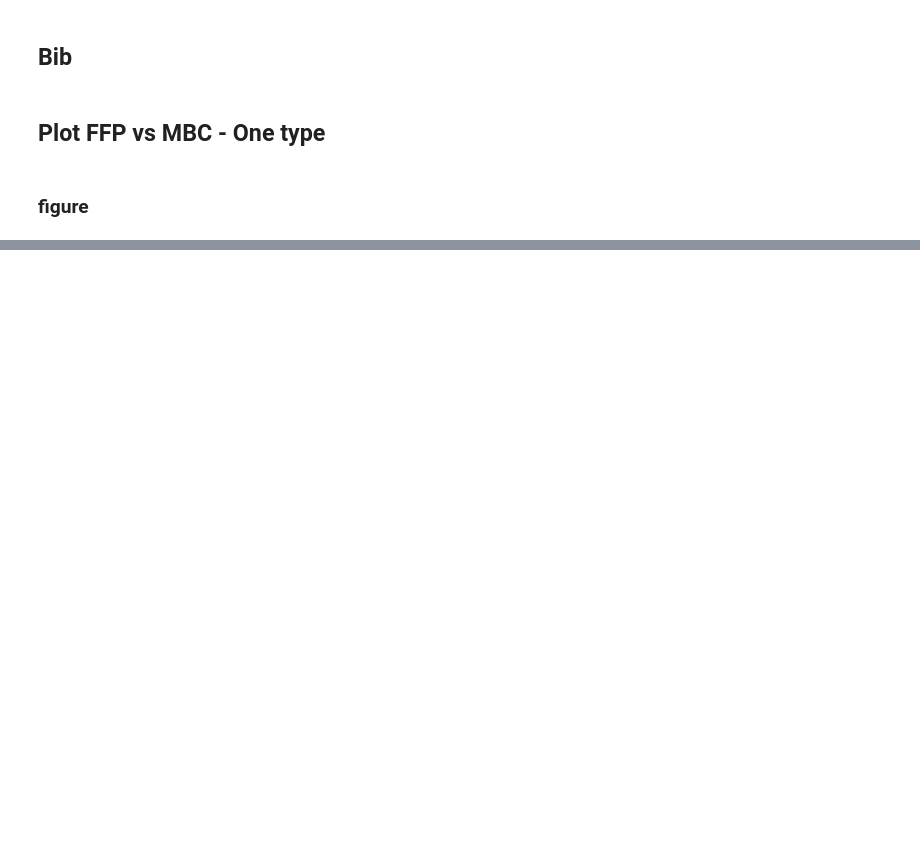
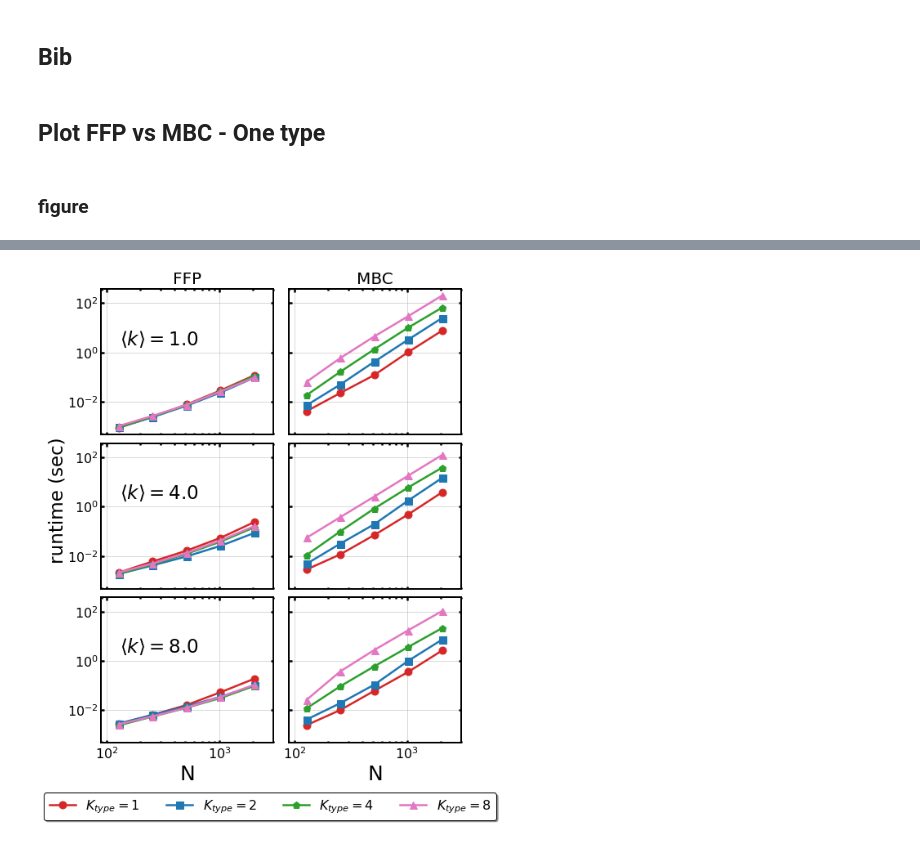
Before and after one commit to higorsmonteiro/fast_fibrationp, a Jupyter notebook: scripts/plots.ipynb, the cells around one changed output, grey strips where cells are left out. Drawn from its saved outputs; the diff is of its cells as text; code cells hidden in the pictures; blank space fills up the shorter version.

```diff
--- a/scripts/plots.ipynb
+++ b/scripts/plots.ipynb
@@ -72,0 +78,13 @@ fig.savefig("ffp_mbc_onetype_gridon.pdf", bbox_inches="tight")
+# %%
+fig1f = os.path.join("runtime", "fig1")
+fig2f = os.path.join("runtime", "fig2")
+names_ffp = ['N', 'time_1', 'space_1', 'time_2', 'space_2',
+            'time_4', 'space_4', 'time_8', 'space_8']
+mbc_file1 = pd.read_csv(os.path.join(fig2f, "mbc_1.txt"), delimiter="\t", names=names_ffp[:])
+mbc_file2 = pd.read_csv(os.path.join(fig2f, "mbc_2.txt"), delimiter="\t", names=names_ffp[:])
+mbc_file4 = pd.read_csv(os.path.join(fig2f, "mbc_4.txt"), delimiter="\t", names=names_ffp[:])
+mbc_file8 = pd.read_csv(os.path.join(fig2f, "mbc_8.txt"), delimiter="\t", names=names_ffp[:])
+ffp_file1 = pd.read_csv(os.path.join(fig2f, "ffp_1.txt"), delimiter="\t", names=names_ffp[:])
+ffp_file2 = pd.read_csv(os.path.join(fig2f, "ffp_2.txt"), delimiter="\t", names=names_ffp[:])
+ffp_file4 = pd.read_csv(os.path.join(fig2f, "ffp_4.txt"), delimiter="\t", names=names_ffp[:])
+ffp_file8 = pd.read_csv(os.path.join(fig2f, "ffp_8.txt"), delimiter="\t", names=names_ffp[:])
@@ -72,0 +132,72 @@ fig.savefig("ffp_mbc_onetype_gridon.pdf", bbox_inches="tight")
+# %%
+fig, ax = plt.subplots(3,2, figsize=(7,9), sharex=True, sharey=True)
+
+ax[0,0].plot(N_arr[:-2], ffp_k1_t1[:], marker="o", ms=9, lw=2.5, color="tab:red")
+ax[0,0].plot(N_arr[:-2], ffp_k1_t2[:], marker="s", ms=9, lw=2.5, color="tab:blue")
+ax[0,0].plot(N_arr[:-2], ffp_k1_t4[:], marker="p", ms=9, lw=2.5, color="tab:green")
+ax[0,0].plot(N_arr[:-2], ffp_k1_t8[:], marker="^", ms=9, lw=2.5, color="tab:pink")
+# -- mbc
+ax[0,1].plot(N_arr[:-2], mbc_k1_t1[:], marker="o", ms=9, lw=2.5, color="tab:red")
+ax[0,1].plot(N_arr[:-2], mbc_k1_t2[:], marker="s", ms=9, lw=2.5, color="tab:blue")
+ax[0,1].plot(N_arr[:-2], mbc_k1_t4[:], marker="p", ms=9, lw=2.5, color="tab:green")
+ax[0,1].plot(N_arr[:-2], mbc_k1_t8[:], marker="^", ms=9, lw=2.5, color="tab:pink")
+
+# ax[1,0].plot(N_arr[:-2], ffp_k2_t1[:], marker="o", ms=9, lw=2.5, color="tab:red")
+# # ax[1,0].plot(N_arr[1:-1], ffp_k2_t2[:-1], marker="s", ms=9, lw=2.5, color="tab:blue")
+# # ax[1,0].plot(N_arr[1:-1], ffp_k2_t4[:-1], marker="p", ms=9, lw=2.5, color="tab:green")
+# # ax[1,0].plot(N_arr[1:-1], ffp_k2_t8[:-1], marker="^", ms=9, lw=2.5, color="tab:pink")
+# # -- mbc
+# ax[1,1].plot(N_arr[:-2], mbc_k2_t1[:], marker="o", ms=9, lw=2.5, color="tab:red")
+# ax[1,1].plot(N_arr[:-2], mbc_k2_t2[:], marker="s", ms=9, lw=2.5, color="tab:blue")
+# ax[1,1].plot(N_arr[:-2], mbc_k2_t4[:], marker="p", ms=9, lw=2.5, color="tab:green")
+# ax[1,1].plot(N_arr[:-2], mbc_k1_t8[:], marker="^", ms=9, lw=2.5, color="tab:pink")
+
+ax[1,0].plot(N_arr[:-2], ffp_k4_t1[:], marker="o", ms=9, lw=2.5, color="tab:red")
+ax[1,0].plot(N_arr[:-2], ffp_k4_t2[:], marker="s", ms=9, lw=2.5, color="tab:blue")
+ax[1,0].plot(N_arr[:-2], ffp_k4_t4[:], marker="p", ms=9, lw=2.5, color="tab:green")
+ax[1,0].plot(N_arr[:-2], ffp_k4_t8[:], marker="^", ms=9, lw=2.5, color="tab:pink")
+# -- mbc
+leg1, = ax[1,1].plot(N_arr[:-2], mbc_k4_t1[:], marker="o", ms=9, lw=2.5, label=r"$K_{type} = 1$", color="tab:red")
+leg2, = ax[1,1].plot(N_arr[:-2], mbc_k4_t2[:], marker="s", ms=9, lw=2.5, label=r"$K_{type} = 2$", color="tab:blue")
+leg3, = ax[1,1].plot(N_arr[:-2], mbc_k4_t4[:], marker="p", ms=9, lw=2.5, label=r"$K_{type} = 4$", color="tab:green")
+leg4, = ax[1,1].plot(N_arr[:-2], mbc_k4_t8[:], marker="^", ms=9, lw=2.5, label=r"$K_{type} = 8$", color="tab:pink")
+
+ax[2,0].plot(N_arr[:-2], ffp_k8_t1[:], marker="o", ms=9, lw=2.5, color="tab:red")
+ax[2,0].plot(N_arr[:-2], ffp_k8_t2[:], marker="s", ms=9, lw=2.5, color="tab:blue")
+ax[2,0].plot(N_arr[:-2], ffp_k8_t4[:], marker="p", ms=9, lw=2.5, color="tab:green")
+ax[2,0].plot(N_arr[:-2], ffp_k8_t8[:], marker="^", ms=9, lw=2.5, color="tab:pink")
+# -- mbc
+ax[2,1].plot(N_arr[:-2], mbc_k8_t1[:], marker="o", ms=9, lw=2.5, color="tab:red")
+ax[2,1].plot(N_arr[:-2], mbc_k8_t2[:], marker="s", ms=9, lw=2.5, color="tab:blue")
+ax[2,1].plot(N_arr[:-2], mbc_k8_t4[:], marker="p", ms=9, lw=2.5, color="tab:green")
+ax[2,1].plot(N_arr[:-2], mbc_k8_t8[:], marker="^", ms=9, lw=2.5, color="tab:pink")
+
+ax[0,0].set_title("FFP", fontsize=20)
+ax[0,1].set_title("MBC", fontsize=20)
+ax[2,0].set_xlabel("N", fontsize=25)
+ax[2,1].set_xlabel("N", fontsize=25)
+
+fig.text(-0.025, 0.44, "runtime (sec)", fontsize=23, rotation='vertical')
+fig.text(0.15, 0.845, r"$\langle k \rangle = 1.0$", fontsize=23, rotation='horizontal')
+fig.text(0.15, 0.555, r"$\langle k \rangle = 4.0$", fontsize=23, rotation='horizontal')
+fig.text(0.15, 0.265, r"$\langle k \rangle = 8.0$", fontsize=23, rotation='horizontal')
+
+leg = fig.legend(handles=[leg1, leg2, leg3, leg4], bbox_to_anchor=(0.08, -0.09, 1., .102),
+            prop={'size':'16'}, framealpha=1.0, ncol=4, shadow=True)
+leg.get_frame().set_edgecolor('k')
+
+for i in [0,1,2]:
+    for j in [0,1]:
+        ax[i,j].set_xscale('log')
+        ax[i,j].set_yscale('log')
+        ax[i,j].grid(True, alpha=0.6)
+        ax[i,j].set_xlim([10**1.95, 10**3.48])
+        ax[i,j].tick_params(which='both', top=True, right=True, direction='in', width=2.5, labelsize=16)
+        for k in ['left', 'right', 'bottom', 'top']:
+            ax[i,j].spines[k].set_linewidth(2)
+
+plt.subplots_adjust(wspace=0.015, hspace=0.015)
+plt.tight_layout()
+fig.savefig("ffp_mbc_alltype_gridon.pdf", bbox_inches='tight')
+# %% [output]
+[figure, added]
```
Also changed, not shown: parts of 6 cells of this notebook, 18 other files.
